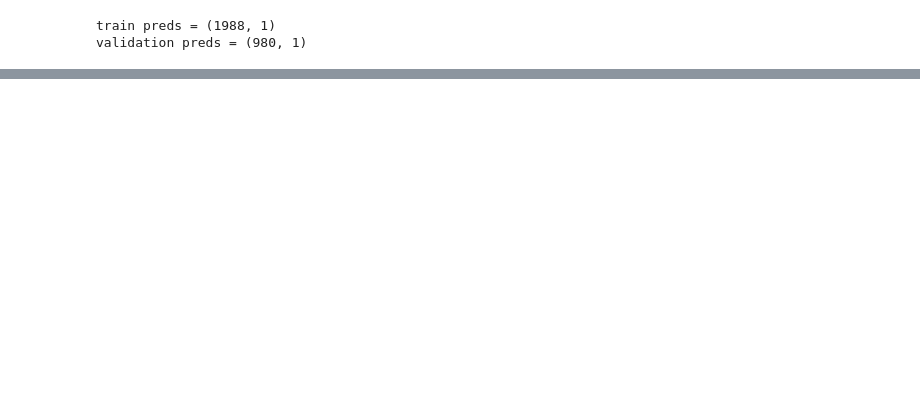
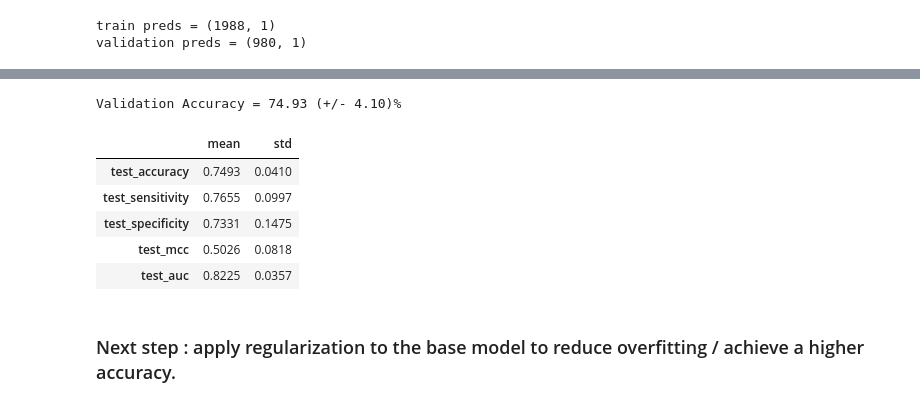
Before and after one commit to tkokkeng/KE5006-AppliedResearch, a Jupyter notebook: Modelling/model1.ipynb, the cells around one changed output, grey strips where cells are left out. Drawn from its saved outputs; the diff is of its cells as text; code cells hidden in the pictures; blank space fills up the shorter version.

```diff
--- a/Modelling/model1.ipynb
+++ b/Modelling/model1.ipynb
@@ -374,0 +461,25 @@ to be continued ...
+# %%
+skf = StratifiedKFold(n_splits=5, shuffle=True, random_state=123)  # random_state only used when shuffle == True
+# %%
+# customer scorer function for specificity
+def specificity(y, y_pred):
+    # print(y_pred)
+    tn, fp = 0, 0
+    for idx, a_pred in enumerate(y_pred):
+        if a_pred and not(y[idx]):
+            fp += 1
+        elif not(a_pred) and not(y[idx]):
+            tn += 1
+    return tn/(tn+fp)
+# %%
+scoring = {'accuracy':'accuracy',
+           'sensitivity':'recall',
+           'specificity':make_scorer(specificity),
+           'mcc':make_scorer(matthews_corrcoef),
+           'auc':'roc_auc'}
+# %%
+t1 = datetime.datetime.now()
+print('Training start time = {}'.format(t1))
+scores = cross_validate(model, X=X, y=y, scoring=scoring, cv=skf, n_jobs=None, verbose=0, return_train_score=True, fit_params={'callbacks':callbacks_list})  #, return_estimator=True)
+t2 = datetime.datetime.now()
+print('Training duration = {}'.format(t2 - t1))
@@ -374,0 +504,21 @@ to be continued ...
+# %%
+# 95% of the area of a normal distribution is within 1.96 standard deviations of the mean
+print("Validation Accuracy = {:0.2f} (+/- {:0.2f})%".format(scores['test_accuracy'].mean() * 100.0, scores['test_accuracy'].std() * 196.0))
+# %% [output]
+Validation Accuracy = 74.93 (+/- 4.10)%
+# %%
+results_dict = {}
+for i in ['test_accuracy', 'test_sensitivity', 'test_specificity', 'test_mcc', 'test_auc']:
+    results_dict[i] = [round(scores[i].mean(), 4), round(scores[i].std() * 1.96, 4)]
+results_df = pd.DataFrame.from_dict(results_dict, orient='index')
+results_df.columns = ['mean', 'std']
+results_df.head()
+# %% [output]
+|  | mean | std |
+| test_accuracy | 0.7493 | 0.0410 |
+| test_sensitivity | 0.7655 | 0.0997 |
+| test_specificity | 0.7331 | 0.1475 |
+| test_mcc | 0.5026 | 0.0818 |
+| test_auc | 0.8225 | 0.0357 |
+# %% [markdown]
+### Next step : apply regularization to the base model to reduce overfitting / achieve a higher accuracy.
```
Also changed, not shown: parts of 32 cells of this notebook.
